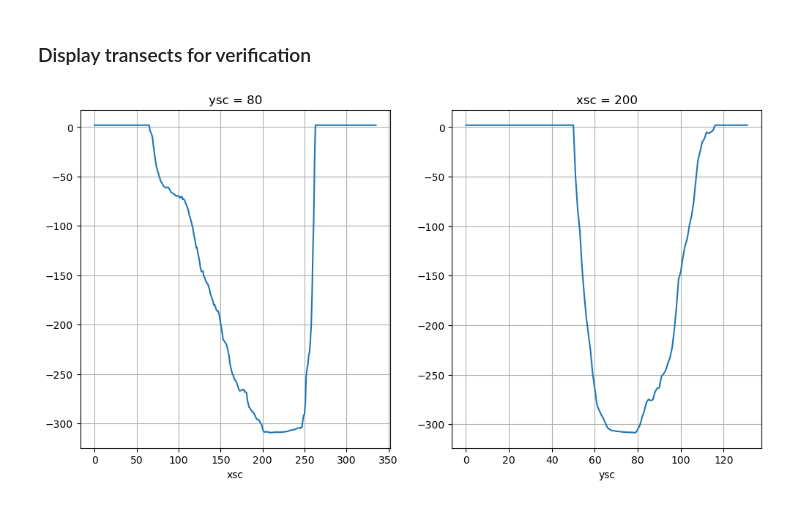
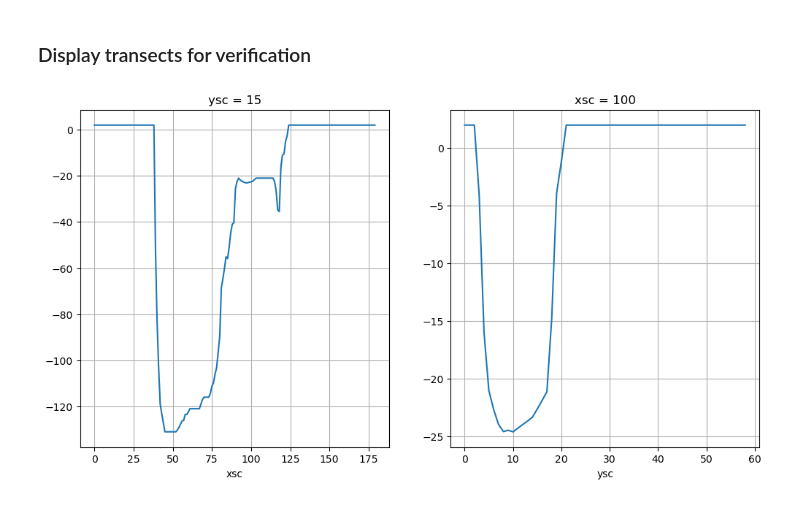
Before and after one commit to leroquan/preprocessing-mitgcm, a Jupyter notebook: example/grid_and_bathy/create_bathy.ipynb, the cells around one changed output. Saved outputs shown, nothing was run; the diff lists cells and outputs as text; code cells hidden in the pictures.

```diff
--- a/example/grid_and_bathy/create_bathy.ipynb
+++ b/example/grid_and_bathy/create_bathy.ipynb
@@ -151,6 +199,6 @@ clean_bathy_grid_interp.plot(vmax=0, cmap='jet')
 # %% [markdown]
 ### Setting zeros to something positive (that is setting non-water to land)
 # %%
-bathy_grid_filled = clean_bathy_grid_interp.where(clean_bathy_grid_interp <= -1 , other=2)
-bathy_grid_filled.sel(xsc = np.arange(200)).plot(vmin = -1, vmax=0, cmap='jet')
+#bathy_grid_filled = clean_bathy_grid_interp.where(clean_bathy_grid_interp <= -1 , other=2)
+bathy_grid_filled.sel(xsc = np.arange(179)).plot(vmin = -1, vmax=0, cmap='jet')
 # %% [output]
@@ -160,13 +209,13 @@ KeyError: "not all values found in index 'xsc'"
 # %%
 fig, (ax1, ax2) = plt.subplots(1, 2, figsize=(12, 6))
 
-bathy_grid_filled.sel(ysc=80,method='nearest').plot(ax=ax1)
+bathy_grid_filled.sel(ysc=15,method='nearest').plot(ax=ax1)
 ax1.grid()
 
-bathy_grid_filled.sel(xsc=200,method='nearest').plot(ax=ax2)
+bathy_grid_filled.sel(xsc=100,method='nearest').plot(ax=ax2)
 ax2.grid()
 # %% [output]
-[figure, old version]
+[figure, new version]
 # %%
 # saving bathy file
 
```
Also changed, not shown: parts of 23 cells of this notebook, 18 other files.
